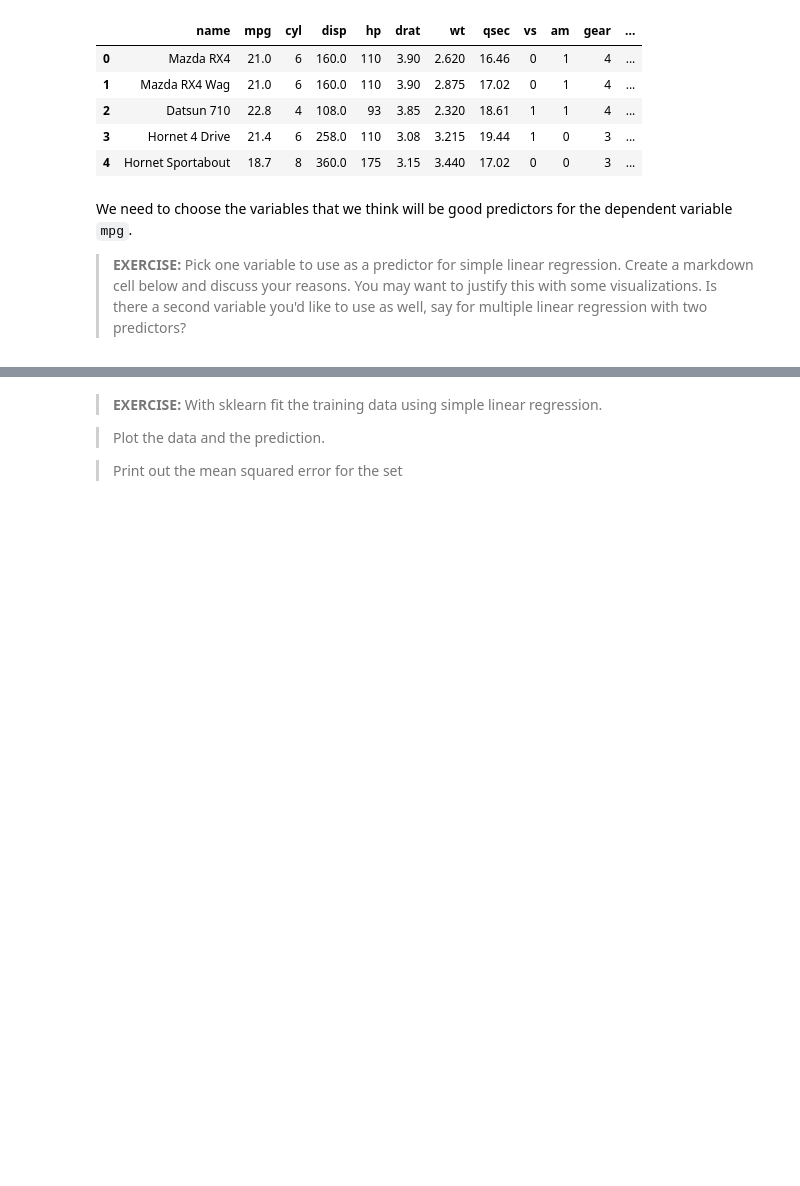
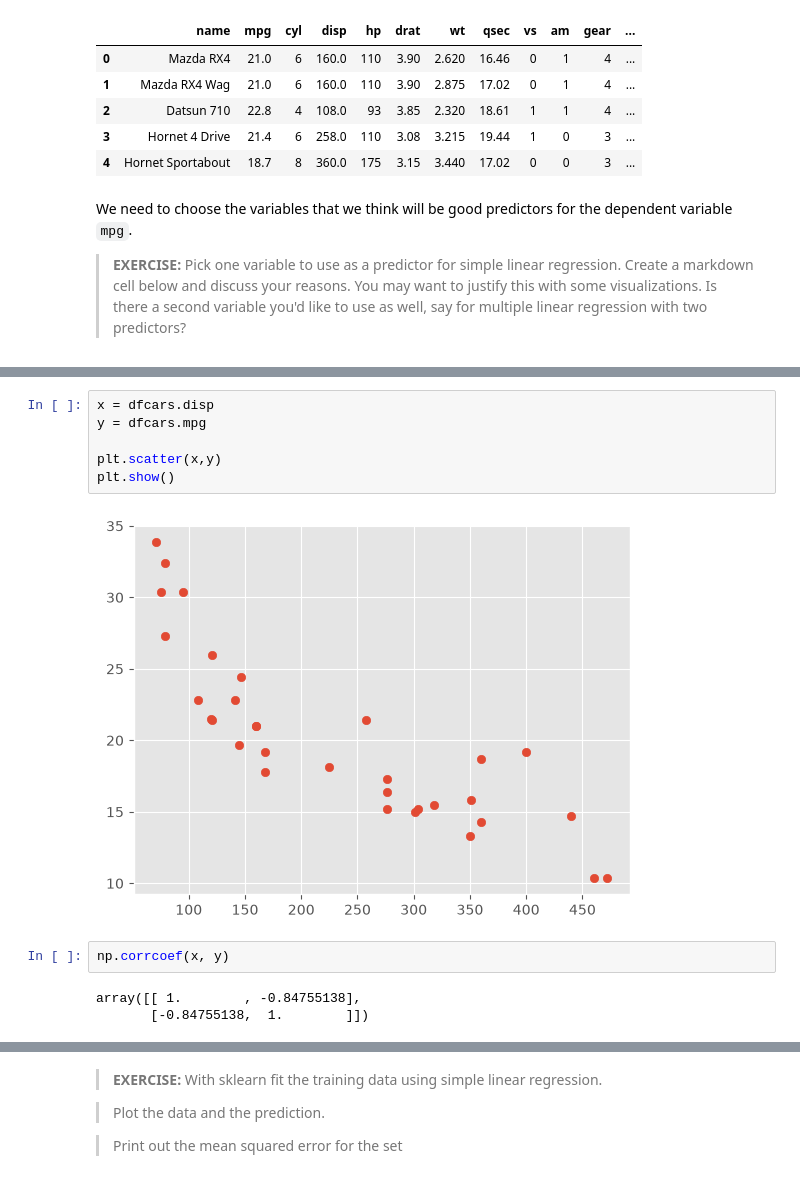
Before and after one commit to irenecelebrin/machine-learning, a Jupyter notebook: course material /class_1/LinearRegression.ipynb, the cells around one changed output, grey strips where cells are left out. Saved outputs shown, nothing was run; the diff lists cells and outputs as text; blank space fills up the shorter version.

```diff
--- a/course material /class_1/LinearRegression.ipynb
+++ b/course material /class_1/LinearRegression.ipynb
@@ -227,0 +237,13 @@ We need to choose the variables that we think will be good predictors for the de
+# %%
+x = dfcars.disp
+y = dfcars.mpg
+
+plt.scatter(x,y)
+plt.show()
+# %% [output]
+[figure, added]
+# %%
+np.corrcoef(x, y)
+# %% [output]
+array([[ 1.        , -0.84755138],
+       [-0.84755138,  1.        ]])
```
Also changed, not shown: parts of 22 cells of this notebook.
